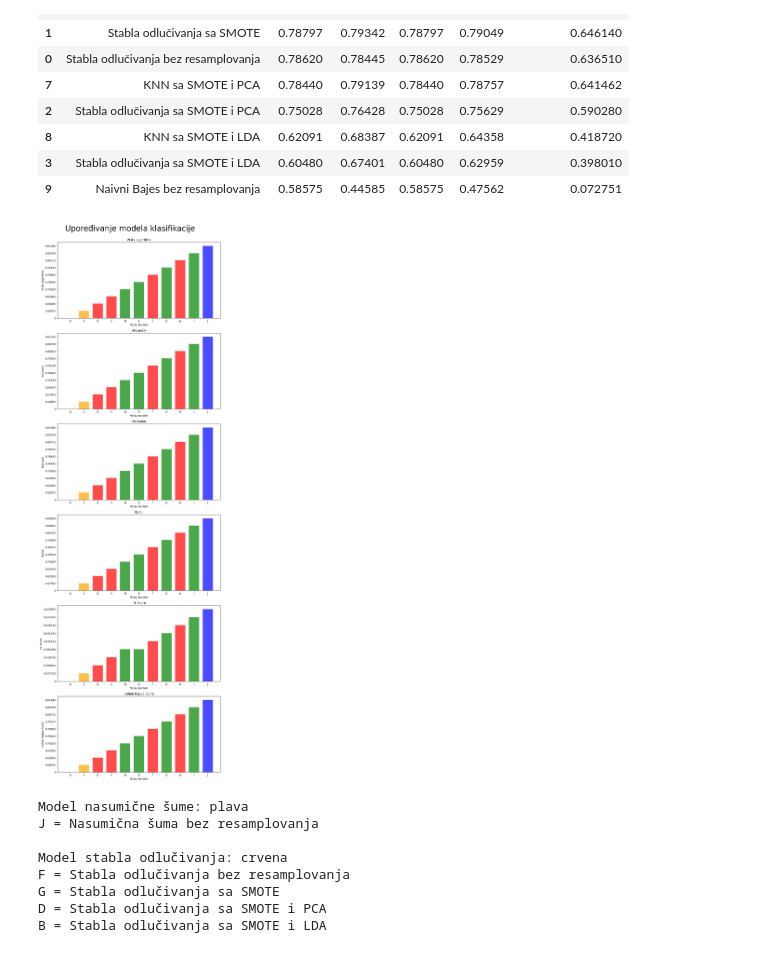
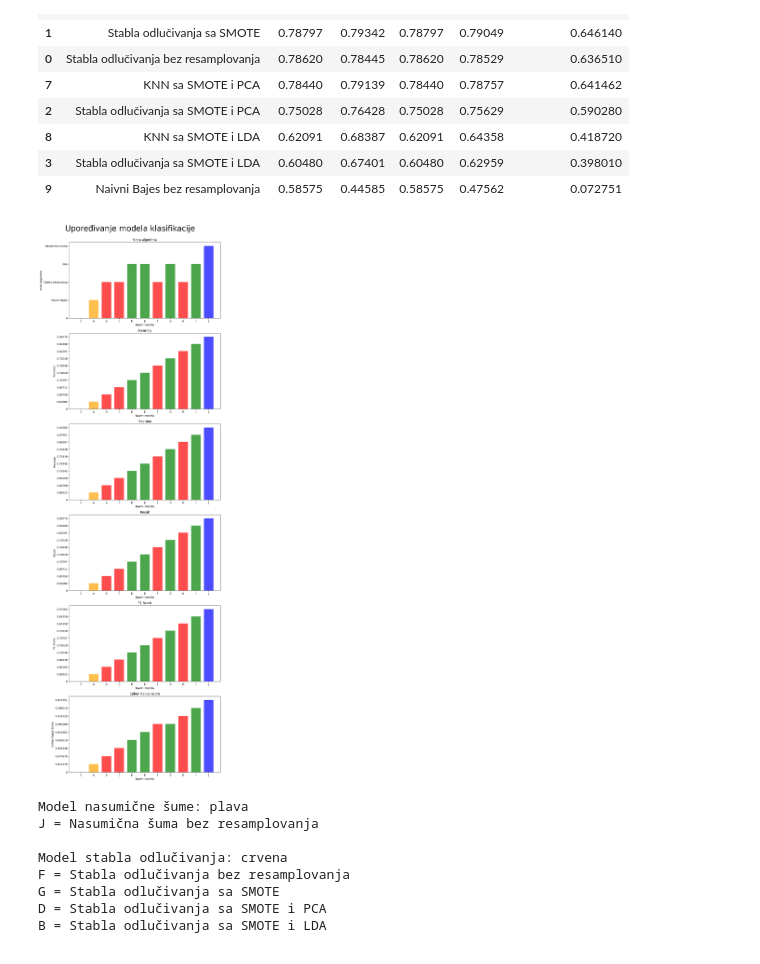
Before and after one commit to MATF-istrazivanje-podataka-1/2023_Data_Mining_Meteorological_data_Dataset, a Jupyter notebook: models/classification/Comparing models/Comparing_models.ipynb, the cells around one changed output. Drawn from its saved outputs; the diff is of its cells as text; code cells hidden in the pictures.

Commit message:
Primećena greška kod upoređivanja modela

```diff
--- a/models/classification/Comparing models/Comparing_models.ipynb
+++ b/models/classification/Comparing models/Comparing_models.ipynb
@@ -109,28 +109,29 @@ models = ['0', 'A', 'B', 'C', 'D', 'E',
           'I', 'J']
 target_metrics = ['Vrsta algoritma', 'Accuracy', 'Precision', 'Recall', 'F1 Score', 'Cohen Kappa Score']
 
+upoređivanje = ['0', 'Naivni Bajes', 'Stabla odlučivanja', 'Stabla odlučivanja', 'Knn', 'Knn', 'Stabla odlučivanja', 'Knn', 'Stabla odlučivanja', 'Knn', 'Nasumična šuma']
 accuracy = ['0', '0.81680', '0.80799', '0.80711', '0.78797', '0.78620', '0.78440', '0.75028', '0.62091', '0.60480', '0.58575']
 precision = ['0','0.80622', '0.80768', '0.81200', '0.79342', '0.78445', '0.79139', '0.76428', '0.68387', '0.67401', '0.44585']
 recall = ['0','0.81680', '0.80799', '0.80711', '0.78797', '0.78620', '0.78440', '0.75028', '0.62091', '0.60480', '0.58575']
 f1_score = ['0','0.80852', '0.80783', '0.80936', '0.79049', '0.78529', '0.78757', '0.75629', '0.64358', '0.62959', '0.47562']
 cohen_kappa_score = ['0','0.674370', '0.674870', '0.646140', '0.636510', '0.641462', '0.590280', '0.590280', '0.418720', '0.398010', '0.072751']
 
-metrics = [accuracy, precision, recall, f1_score, cohen_kappa_score, accuracy]
+metrics = [upoređivanje, accuracy, precision, recall, f1_score, cohen_kappa_score]
 
 colors = ['white', 'orange', 'red', 'red', 'green', 'green', 'red', 'green', 'red', 'green', 'blue']
 # %%
 fig, axs = plt.subplots(6, 1, figsize=(10, 30))
 fig.suptitle("Upoređivanje modela klasifikacije", y = 1, fontsize = 30)
 for i, ax in zip(k, axs.flatten()):
     ax.set_title(f"{target_metrics[i]}")
     ax.set_xlabel("Nazivi modela")
     ax.set_ylabel(f"{target_metrics[i]}")
 
-    ax.bar(sorted(models), sorted(metrics[i]), color = colors, width = 0.75, alpha = 0.7)
+    ax.bar(sorted(models), metrics[i], color = colors, width = 0.75, alpha = 0.7)
 plt.tight_layout()
 plt.show()
 # %% [output]
-[figure, old version]
+[figure, new version]
 # %%
 print('Model nasumične šume: plava')
 print('J = Nasumična šuma bez resamplovanja\n')
```
